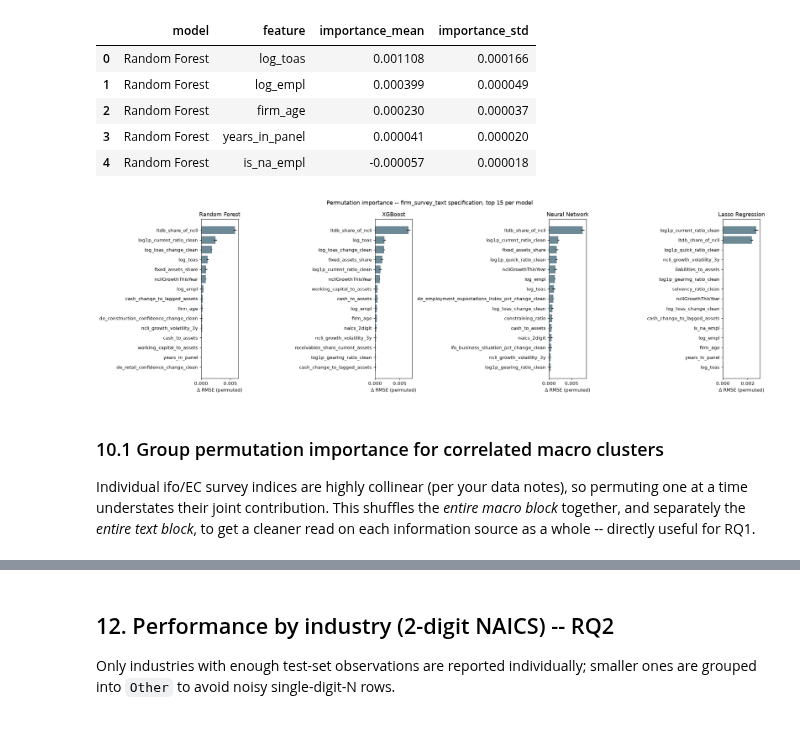
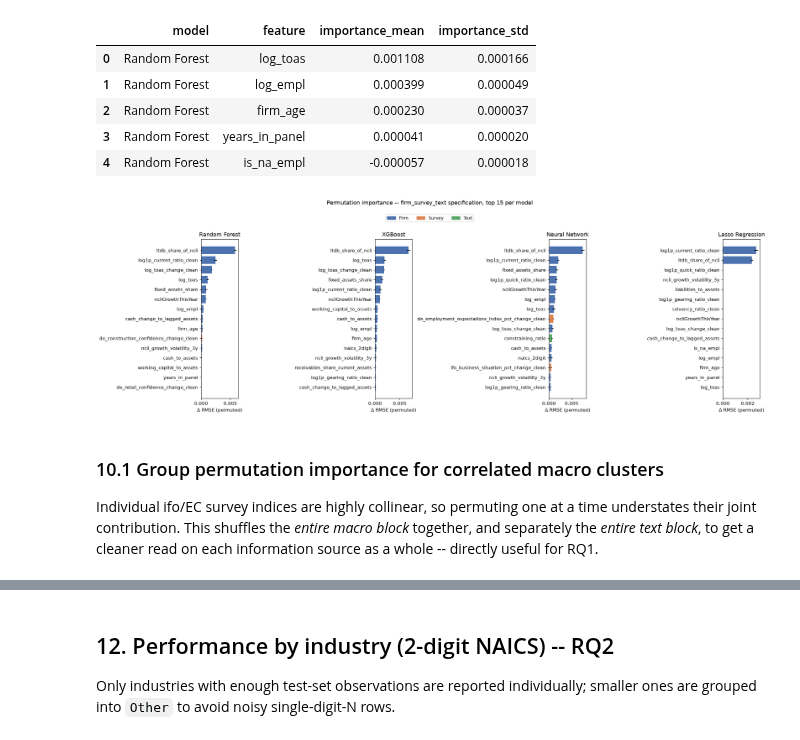
Before and after one commit to NhiPK/MLforEcon, a Jupyter notebook: model/model_comparison.ipynb, the cells around one changed output, grey strips where cells are left out. Saved outputs shown, nothing was run; the diff lists cells and outputs as text; code cells hidden in the pictures.

```diff
--- a/model/model_comparison.ipynb
+++ b/model/model_comparison.ipynb
@@ -837,28 +803,56 @@ perm_importance.head()
 | 2 | Random Forest | firm_age | 0.000230 | 0.000037 |
 | 3 | Random Forest | years_in_panel | 0.000041 | 0.000020 |
 | 4 | Random Forest | is_na_empl | -0.000057 | 0.000018 |
-# %%
-# Top-15 features by permutation importance, one panel per model
-if not perm_importance.empty:
-    fig, axes = plt.subplots(1, len(MODEL_TYPES), figsize=(5 * len(MODEL_TYPES), 6), sharex=False)
-    if len(MODEL_TYPES) == 1:
-        axes = [axes]
-    for ax, model_type in zip(axes, MODEL_TYPES):
-        label = MODEL_LABELS[model_type]
-        sub = perm_importance[perm_importance["model"] == label].nlargest(15, "importance_mean")
-        sub = sub.sort_values("importance_mean")
-        ax.barh(sub["feature"], sub["importance_mean"], xerr=sub["importance_std"])
-        ax.set_title(label)
-        ax.set_xlabel("Δ RMSE (permuted)")
-    fig.suptitle("Permutation importance -- firm_survey_text specification, top 15 per model")
-    fig.tight_layout()
-    fig.savefig(OUTPUT_DIR / "permutation_importance_top15.png")
-# %% [output]
-[figure, removed]
+# %%
+# Top-15 features by permutation importance, one panel per model
+# Color bars by feature block: firm (base) / survey / text
+FEATURE_BLOCK_COLORS = {
+    "firm": "#4C72B0",      # blue
+    "survey": "#DD8452",    # orange
+    "text": "#55A868",      # green
+}
+
+survey_features_set = set(SURVEY_FEATURES)
+text_features_set = set(TEXT_FEATURES)
+
+def feature_block(feature: str) -> str:
+    if feature in survey_features_set:
+        return "survey"
+    if feature in text_features_set:
+        return "text"
+    return "firm"
+
+if not perm_importance.empty:
+    perm_importance = perm_importance.copy()
+    perm_importance["block"] = perm_importance["feature"].map(feature_block)
+
+    fig, axes = plt.subplots(1, len(MODEL_TYPES), figsize=(5 * len(MODEL_TYPES), 6), sharex=False)
+    if len(MODEL_TYPES) == 1:
+        axes = [axes]
+    for ax, model_type in zip(axes, MODEL_TYPES):
+        label = MODEL_LABELS[model_type]
+        sub = perm_importance[perm_importance["model"] == label].nlargest(15, "importance_mean")
+        sub = sub.sort_values("importance_mean")
+        bar_colors = sub["block"].map(FEATURE_BLOCK_COLORS)
+        ax.barh(sub["feature"], sub["importance_mean"], xerr=sub["importance_std"], color=bar_colors)
+        ax.set_title(label)
+        ax.set_xlabel("Δ RMSE (permuted)")
+
+    block_legend = [
+        plt.Rectangle((0, 0), 1, 1, color=color, label=block.capitalize())
+        for block, color in FEATURE_BLOCK_COLORS.items()
+    ]
+    fig.legend(handles=block_legend, loc="upper center", ncol=3, fontsize=9, bbox_to_anchor=(0.5, 1.02))
+
+    fig.suptitle("Permutation importance -- firm_survey_text specification, top 15 per model", y=1.08)
+    fig.tight_layout()
+    fig.savefig(OUTPUT_DIR / "permutation_importance_top15.png", bbox_inches="tight")
+# %% [output]
+[figure, added]
 # %% [markdown]
 ### 10.1 Group permutation importance for correlated macro clusters
 
-Individual ifo/EC survey indices are highly collinear (per your data notes),
+Individual ifo/EC survey indices are highly collinear,
 so permuting one at a time understates their joint contribution. This shuffles
 the *entire macro block* together, and separately the *entire text block*, to
 get a cleaner read on each information source as a whole -- directly useful
```
Also changed, not shown: parts of 4 cells of this notebook, 8 other files.
